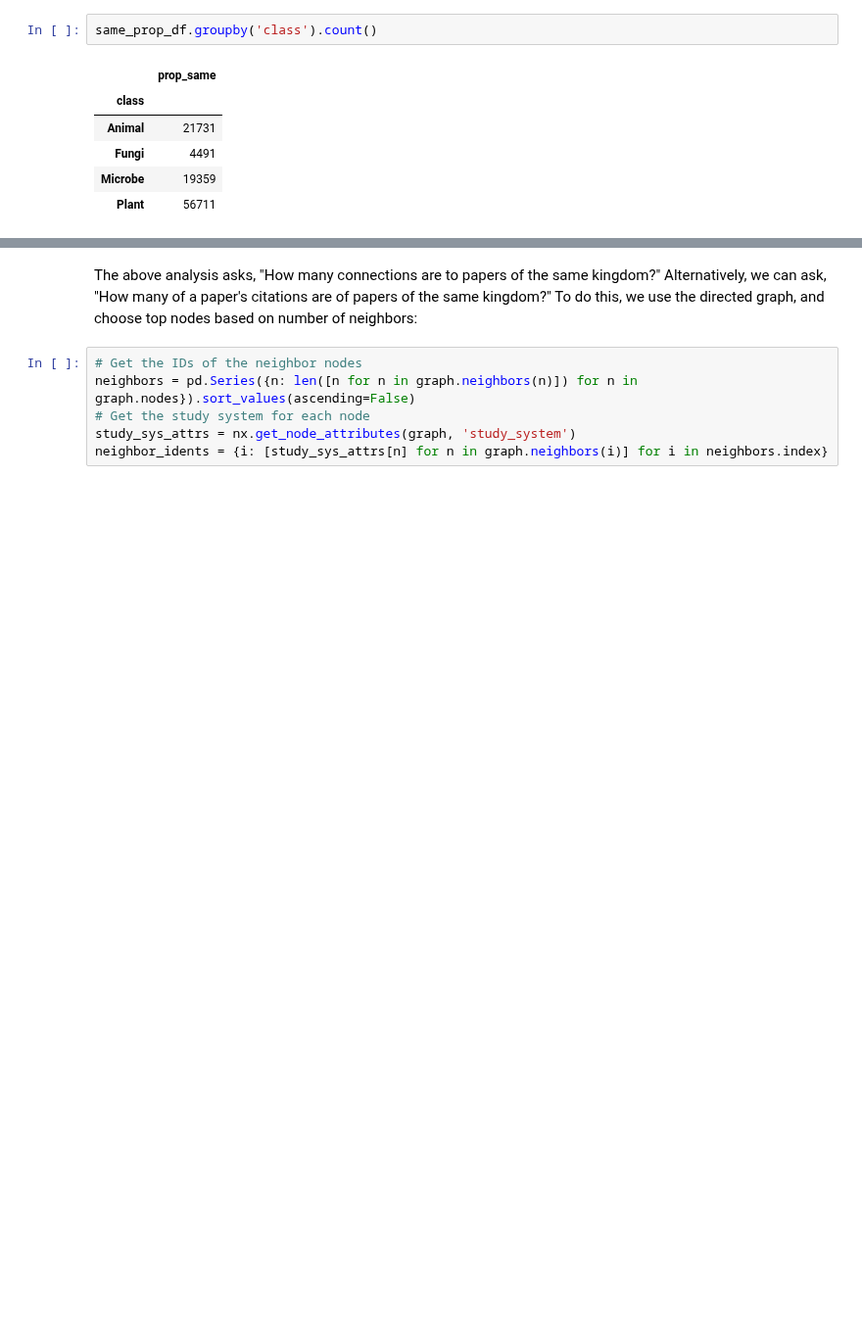
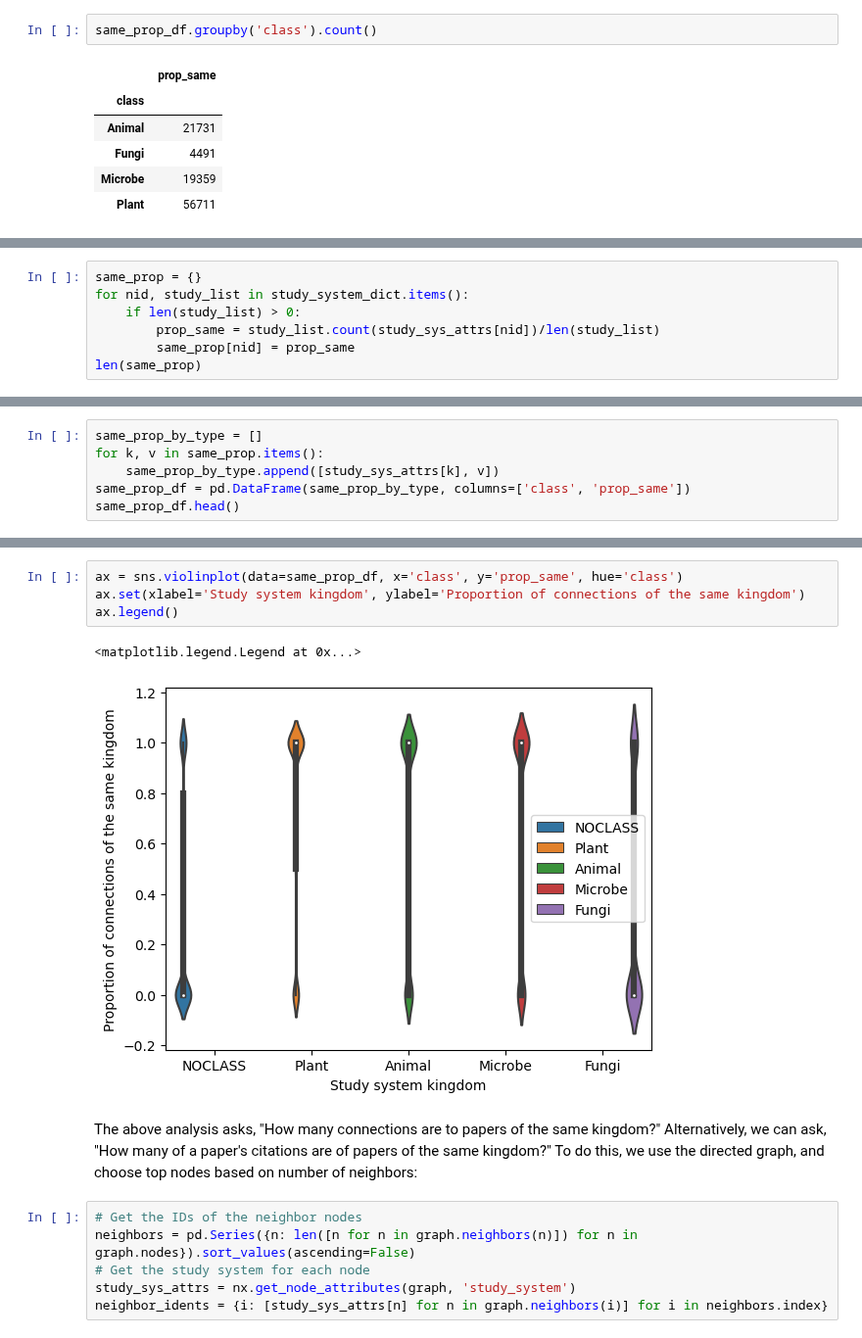
Before and after one commit to serenalotreck/desiccation-network, a Jupyter notebook: notebooks/hub_analysis.ipynb, the cells around one changed output, grey strips where cells are left out. Shown at 98% size. Saved outputs shown, nothing was run; the diff lists cells and outputs as text; blank space fills up the shorter version.

```diff
--- a/notebooks/hub_analysis.ipynb
+++ b/notebooks/hub_analysis.ipynb
@@ -117,0 +122,7 @@ ax.legend()
+# %%
+same_prop = {}
+for nid, study_list in study_system_dict.items():
+    if len(study_list) > 0:
+        prop_same = study_list.count(study_sys_attrs[nid])/len(study_list)
+        same_prop[nid] = prop_same
+len(same_prop)
@@ -117,0 +131,6 @@ ax.legend()
+# %%
+same_prop_by_type = []
+for k, v in same_prop.items():
+    same_prop_by_type.append([study_sys_attrs[k], v])
+same_prop_df = pd.DataFrame(same_prop_by_type, columns=['class', 'prop_same'])
+same_prop_df.head()
@@ -118,3 +144,10 @@ ax.legend()
+# %%
+ax = sns.violinplot(data=same_prop_df, x='class', y='prop_same', hue='class')
+ax.set(xlabel='Study system kingdom', ylabel='Proportion of connections of the same kingdom')
+ax.legend()
+# %% [output]
+<matplotlib.legend.Legend at 0x...>
+[figure, added]
 # %% [markdown]
 The above analysis asks, "How many connections are to papers of the same kingdom?" Alternatively, we can ask, "How many of a paper's citations are of papers of the same kingdom?" To do this, we use the directed graph, and choose top nodes based on number of neighbors:
 # %%
```
Also changed, not shown: parts of 5 cells of this notebook.
